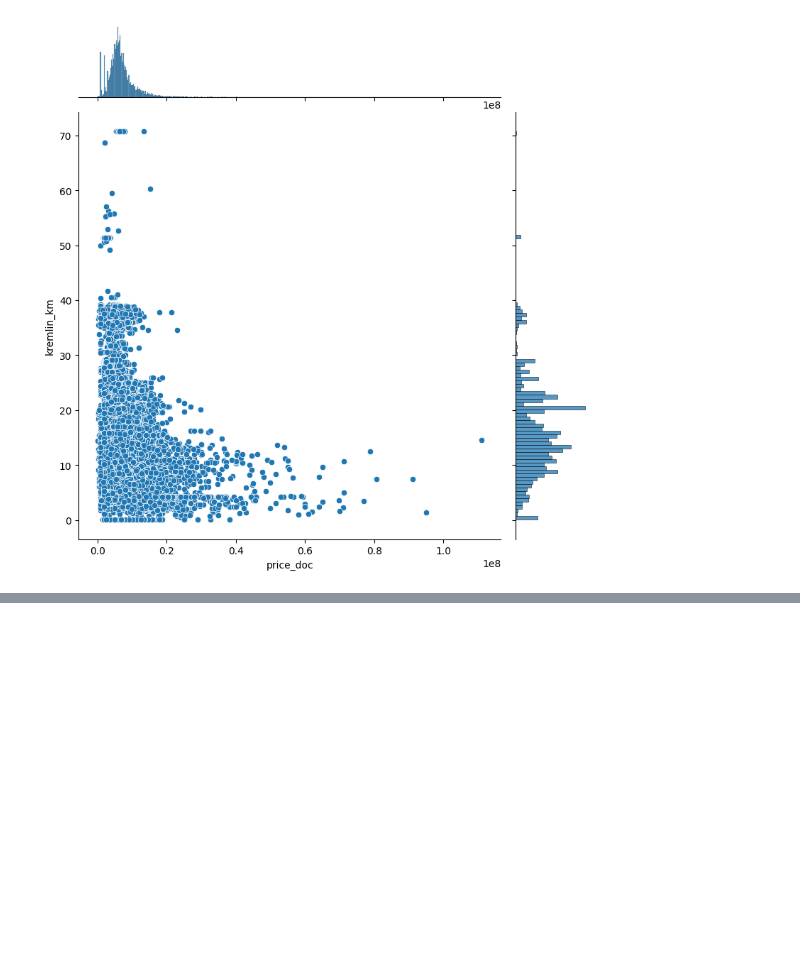
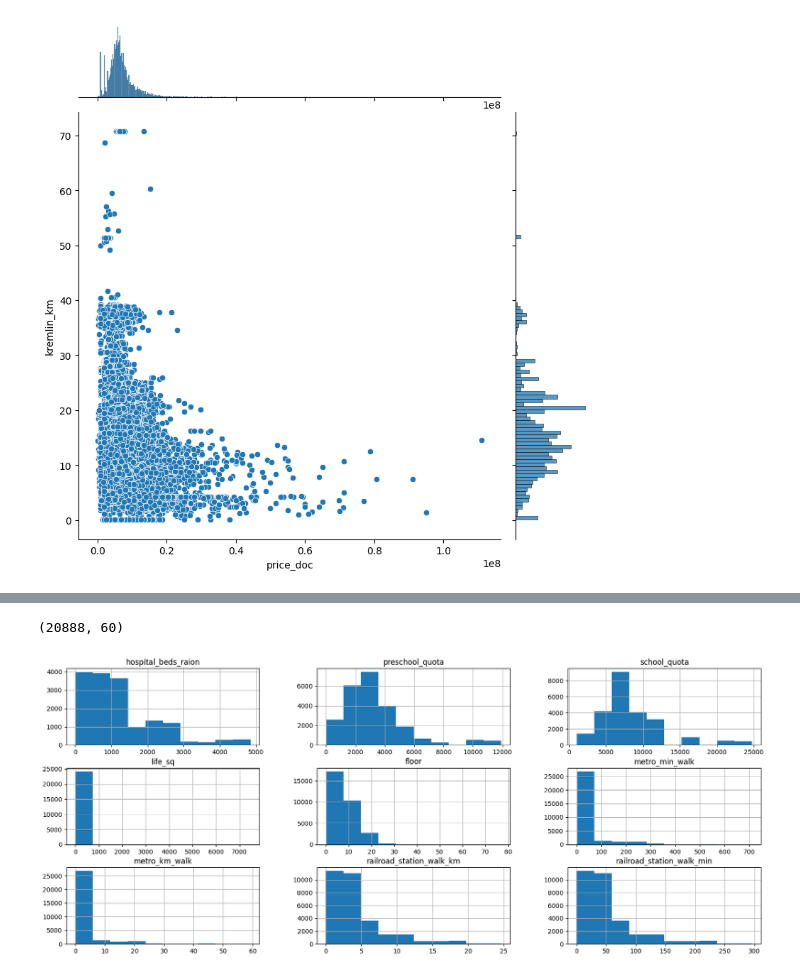
Before and after one commit to Alevtina529/SF_ds, a Jupyter notebook: PY 14 Очистка даных/Очистка данных.ipynb, the cells around one changed output, grey strips where cells are left out. Drawn from its saved outputs; the diff is of its cells as text; code cells hidden in the pictures; blank space fills up the shorter version.

```diff
--- a/PY 14 Очистка даных/Очистка данных.ipynb
+++ b/PY 14 Очистка даных/Очистка данных.ipynb
@@ -57,0 +130,9 @@ jointplot = sns.jointplot(
+# %%
+print(drop_data.shape)
+# %% [output]
+(20888, 60)
+# %%
+cols = cols_with_null.index
+sber_data[cols].hist(figsize=(20, 8));
+# %% [output]
+[figure, added]
```
Also changed, not shown: parts of 11 cells of this notebook.
